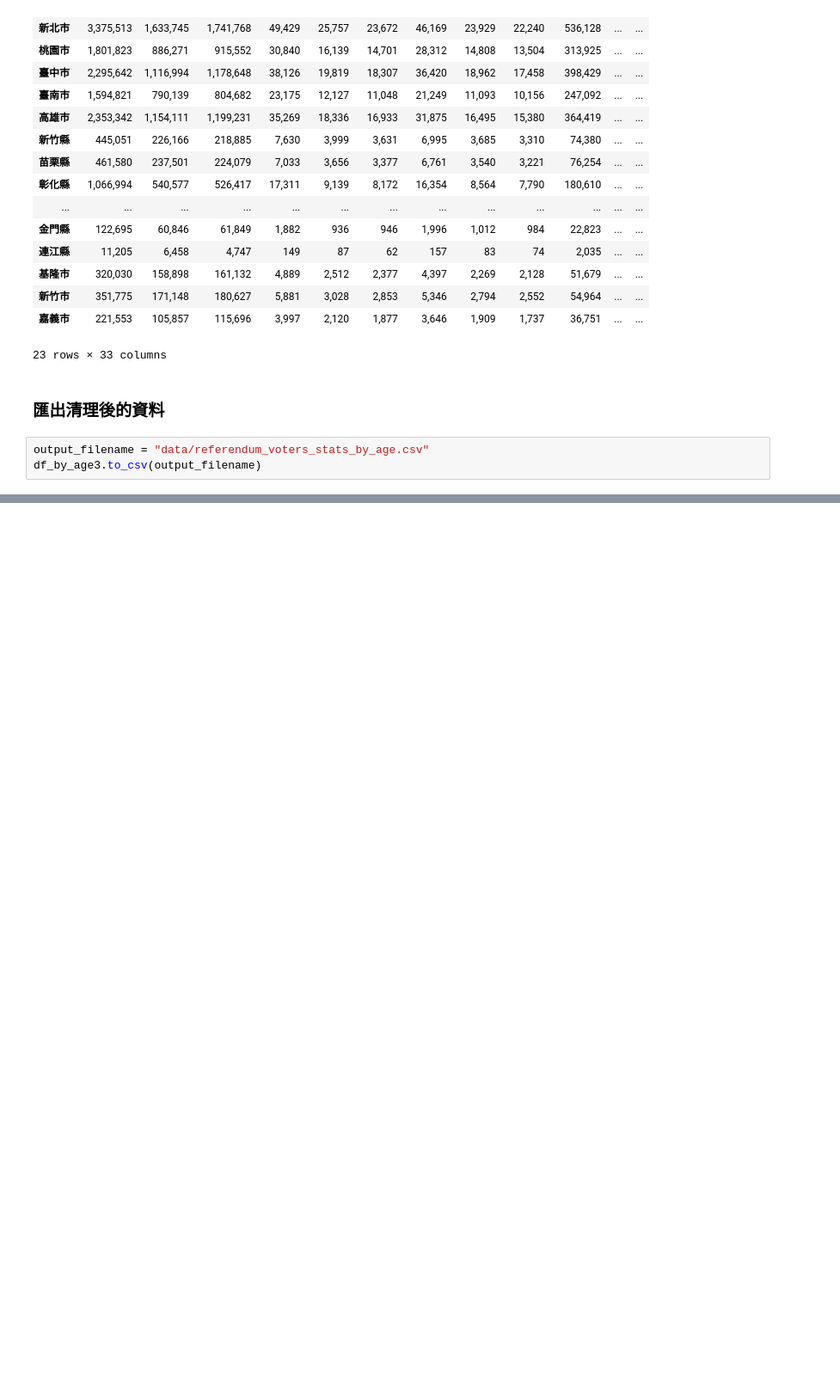
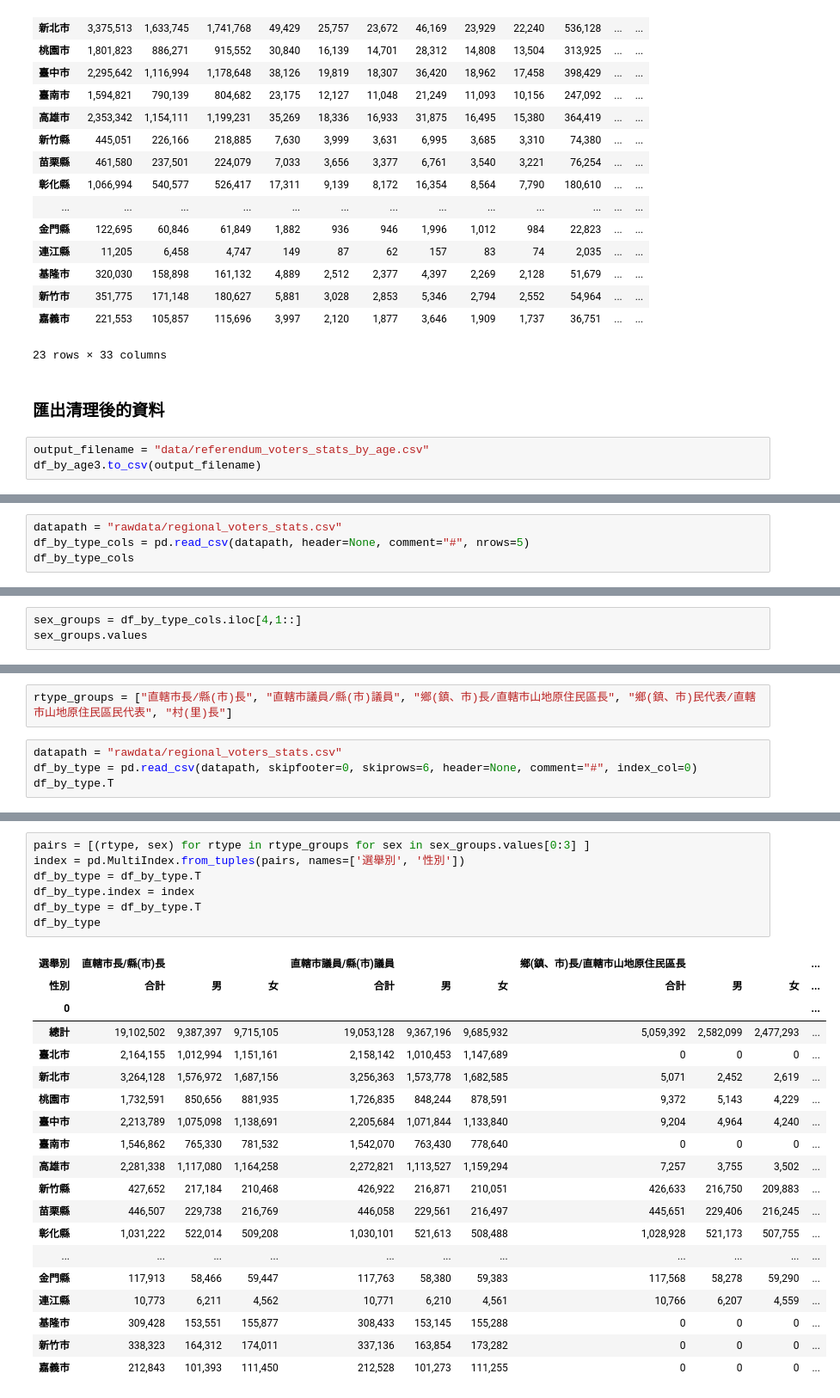
Before and after one commit to rfrd-tw/taiwan-2018, a Jupyter notebook: eligible_voters.ipynb, the cells around one changed output, grey strips where cells are left out. Shown at 86% size. Saved outputs shown, nothing was run; the diff lists cells and outputs as text; blank space fills up the shorter version.

```diff
--- a/eligible_voters.ipynb
+++ b/eligible_voters.ipynb
@@ -189,0 +196,4 @@ df_by_age3.to_csv(output_filename)
+# %%
+datapath = "rawdata/regional_voters_stats.csv"
+df_by_type_cols = pd.read_csv(datapath, header=None, comment="#", nrows=5)
+df_by_type_cols
@@ -189,0 +207,3 @@ df_by_age3.to_csv(output_filename)
+# %%
+sex_groups = df_by_type_cols.iloc[4,1::]
+sex_groups.values
@@ -189,0 +213,6 @@ df_by_age3.to_csv(output_filename)
+# %%
+rtype_groups = ["直轄市長/縣(市)長", "直轄市議員/縣(市)議員", "鄉(鎮、市)長/直轄市山地原住民區長", "鄉(鎮、市)民代表/直轄市山地原住民區民代表", "村(里)長"]
+# %%
+datapath = "rawdata/regional_voters_stats.csv"
+df_by_type = pd.read_csv(datapath, skipfooter=0, skiprows=6, header=None, comment="#", index_col=0)
+df_by_type.T
@@ -189,0 +237,27 @@ df_by_age3.to_csv(output_filename)
+# %%
+pairs = [(rtype, sex) for rtype in rtype_groups for sex in sex_groups.values[0:3] ]
+index = pd.MultiIndex.from_tuples(pairs, names=['選舉別', '性別'])
+df_by_type = df_by_type.T
+df_by_type.index = index
+df_by_type = df_by_type.T
+df_by_type
+# %% [output]
+| 選舉別 | 直轄市長/縣(市)長 |  |  | 直轄市議員/縣(市)議員 |  |  | 鄉(鎮、市)長/直轄市山地原住民區長 |  |  | ... |
+| 性別 | 合計 | 男 | 女 | 合計 | 男 | 女 | 合計 | 男 | 女 | ... |
+| 0 |  |  |  |  |  |  |  |  |  | ... |
+| 總計 | 19,102,502 | 9,387,397 | 9,715,105 | 19,053,128 | 9,367,196 | 9,685,932 | 5,059,392 | 2,582,099 | 2,477,293 | ... |
+| 臺北市 | 2,164,155 | 1,012,994 | 1,151,161 | 2,158,142 | 1,010,453 | 1,147,689 | 0 | 0 | 0 | ... |
+| 新北市 | 3,264,128 | 1,576,972 | 1,687,156 | 3,256,363 | 1,573,778 | 1,682,585 | 5,071 | 2,452 | 2,619 | ... |
+| 桃園市 | 1,732,591 | 850,656 | 881,935 | 1,726,835 | 848,244 | 878,591 | 9,372 | 5,143 | 4,229 | ... |
+| 臺中市 | 2,213,789 | 1,075,098 | 1,138,691 | 2,205,684 | 1,071,844 | 1,133,840 | 9,204 | 4,964 | 4,240 | ... |
+| 臺南市 | 1,546,862 | 765,330 | 781,532 | 1,542,070 | 763,430 | 778,640 | 0 | 0 | 0 | ... |
+| 高雄市 | 2,281,338 | 1,117,080 | 1,164,258 | 2,272,821 | 1,113,527 | 1,159,294 | 7,257 | 3,755 | 3,502 | ... |
+| 新竹縣 | 427,652 | 217,184 | 210,468 | 426,922 | 216,871 | 210,051 | 426,633 | 216,750 | 209,883 | ... |
+| 苗栗縣 | 446,507 | 229,738 | 216,769 | 446,058 | 229,561 | 216,497 | 445,651 | 229,406 | 216,245 | ... |
+| 彰化縣 | 1,031,222 | 522,014 | 509,208 | 1,030,101 | 521,613 | 508,488 | 1,028,928 | 521,173 | 507,755 | ... |
+| ... | ... | ... | ... | ... | ... | ... | ... | ... | ... | ... |
+| 金門縣 | 117,913 | 58,466 | 59,447 | 117,763 | 58,380 | 59,383 | 117,568 | 58,278 | 59,290 | ... |
+| 連江縣 | 10,773 | 6,211 | 4,562 | 10,771 | 6,210 | 4,561 | 10,766 | 6,207 | 4,559 | ... |
+| 基隆市 | 309,428 | 153,551 | 155,877 | 308,433 | 153,145 | 155,288 | 0 | 0 | 0 | ... |
+| 新竹市 | 338,323 | 164,312 | 174,011 | 337,136 | 163,854 | 173,282 | 0 | 0 | 0 | ... |
+| 嘉義市 | 212,843 | 101,393 | 111,450 | 212,528 | 101,273 | 111,255 | 0 | 0 | 0 | ... |
```
Also changed, not shown: parts of 15 cells of this notebook, 4 other files.
